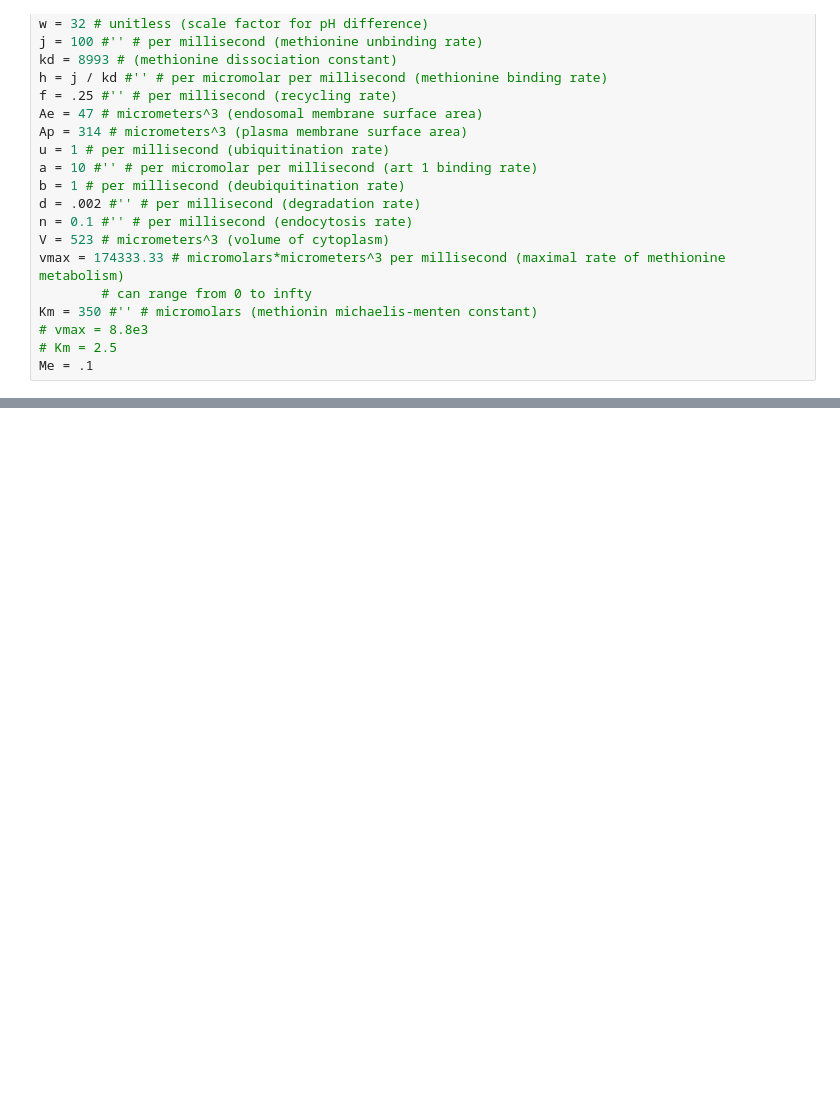
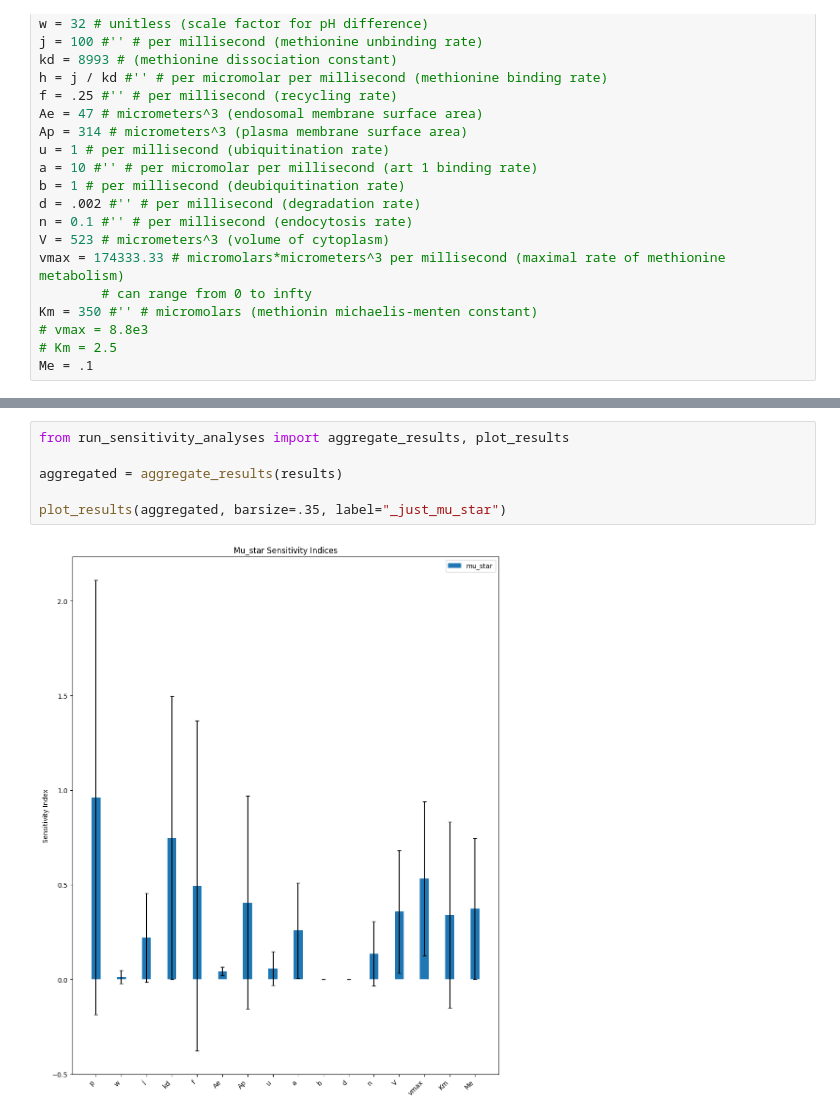
Before and after one commit to ethygers/Mup1_Modeling, a Jupyter notebook: finding_parameter_ranges.ipynb, the cells around one changed output, grey strips where cells are left out. Saved outputs shown, nothing was run; the diff lists cells and outputs as text; blank space fills up the shorter version.

```diff
--- a/finding_parameter_ranges.ipynb
+++ b/finding_parameter_ranges.ipynb
@@ -237 +336,9 @@ Starting multiprocessing
+# %%
+from run_sensitivity_analyses import aggregate_results, plot_results
+
+aggregated = aggregate_results(results)
+
+plot_results(aggregated, barsize=.35, label="_just_mu_star")
+# %% [output]
+[figure, added]
 # %%
```
Also changed, not shown: parts of 10 cells of this notebook, 11 other files.
